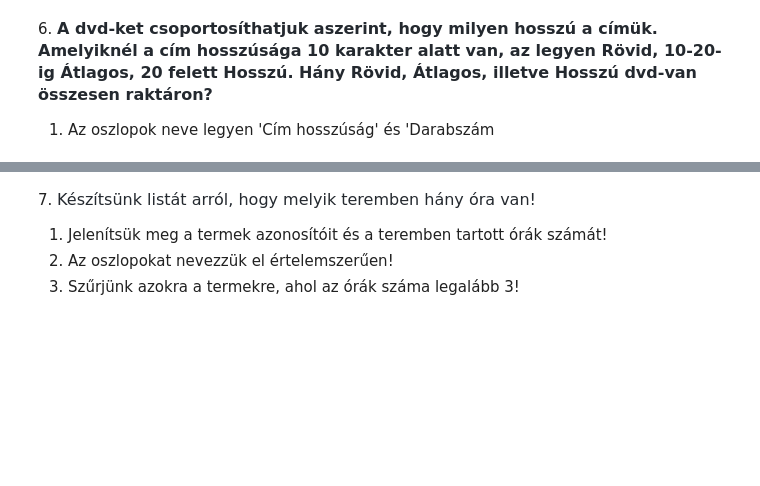
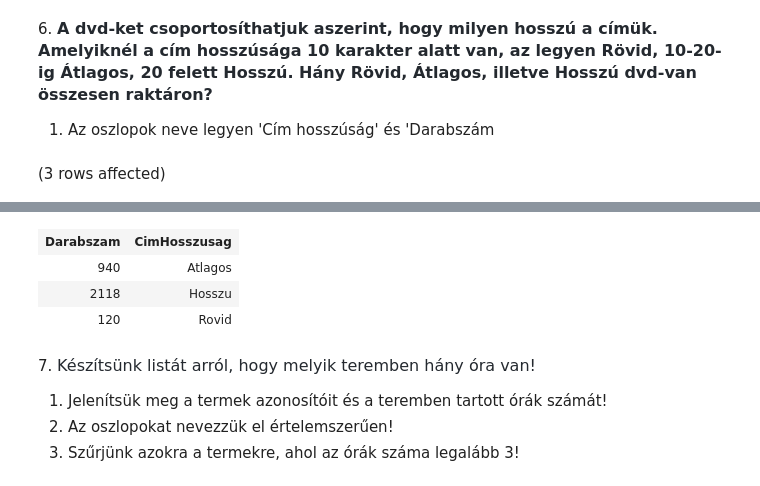
Before and after one commit to Munti05/sql_gyak, a Jupyter notebook: gyakorlat02_feladatok_sajat.ipynb, the cells around one changed output, grey strips where cells are left out. Saved outputs shown, nothing was run; the diff lists cells and outputs as text; code cells hidden in the pictures; blank space fills up the shorter version.

```diff
--- a/gyakorlat02_feladatok_sajat.ipynb
+++ b/gyakorlat02_feladatok_sajat.ipynb
@@ -101,3 +126,18 @@ Total execution time: 00:00:00.076
 6. <span style="font-weight: 600; color: rgb(36, 41, 47); font-family: -apple-system, BlinkMacSystemFont, &quot;Segoe UI&quot;, Helvetica, Arial, sans-serif, &quot;Apple Color Emoji&quot;, &quot;Segoe UI Emoji&quot;; font-size: 16px;">A dvd-ket csoportosíthatjuk aszerint, hogy milyen hosszú a címük. Amelyiknél a cím hosszúsága 10 karakter alatt van, az legyen Rövid, 10-20-ig Átlagos, 20 felett Hosszú. Hány Rövid, Átlagos, illetve Hosszú dvd-van összesen raktáron?</span>
 
 1. Az oszlopok neve legyen 'Cím hosszúság' és 'Darabszám
+# %%
+select sum([raktár készlet]) as 'Darabszam',
+    case
+        WHEN LEN(cim)< 10 then 'Rovid'
+        when LEN(cim)>20 then 'Hosszu'
+        else 'Atlagos'
+    END as 'CimHosszusag'
+from dvd
+GROUP BY case
+        WHEN LEN(cim)< 10 then 'Rovid'
+        when LEN(cim)>20 then 'Hosszu'
+        else 'Atlagos'
+    END
+# %% [output]
+(3 rows affected)
@@ -104,3 +145,7 @@ Total execution time: 00:00:00.076
+| Darabszam | CimHosszusag |
+| 940 | Atlagos |
+| 2118 | Hosszu |
+| 120 | Rovid |
 # %% [markdown]
 7. <span style="color: rgb(36, 41, 47); font-family: -apple-system, BlinkMacSystemFont, &quot;Segoe UI&quot;, Helvetica, Arial, sans-serif, &quot;Apple Color Emoji&quot;, &quot;Segoe UI Emoji&quot;; font-size: 16px;">Készítsünk listát arról, hogy melyik teremben hány óra van!</span>
 
```
Also changed, not shown: parts of 3 cells of this notebook.
